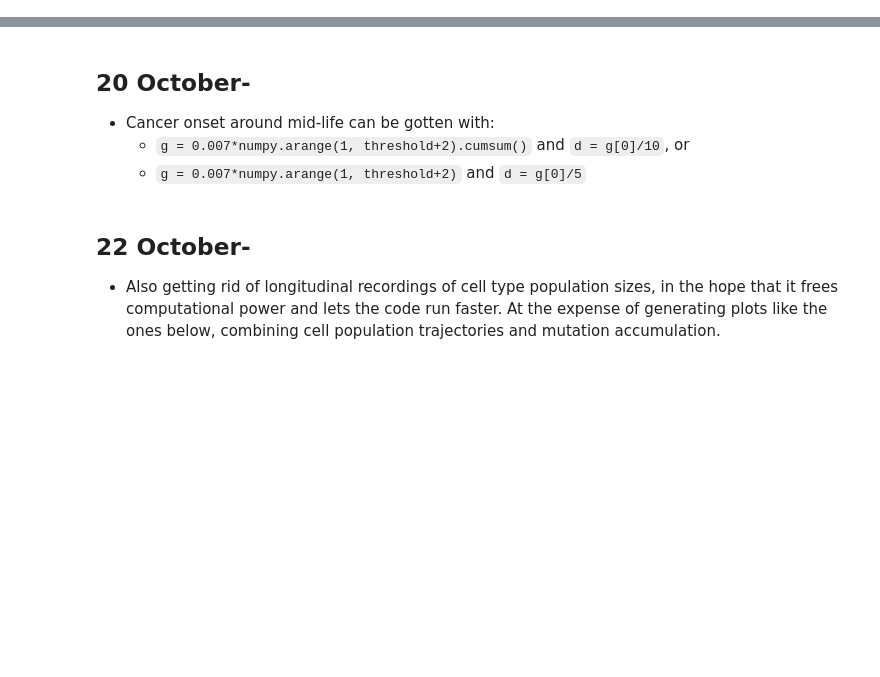
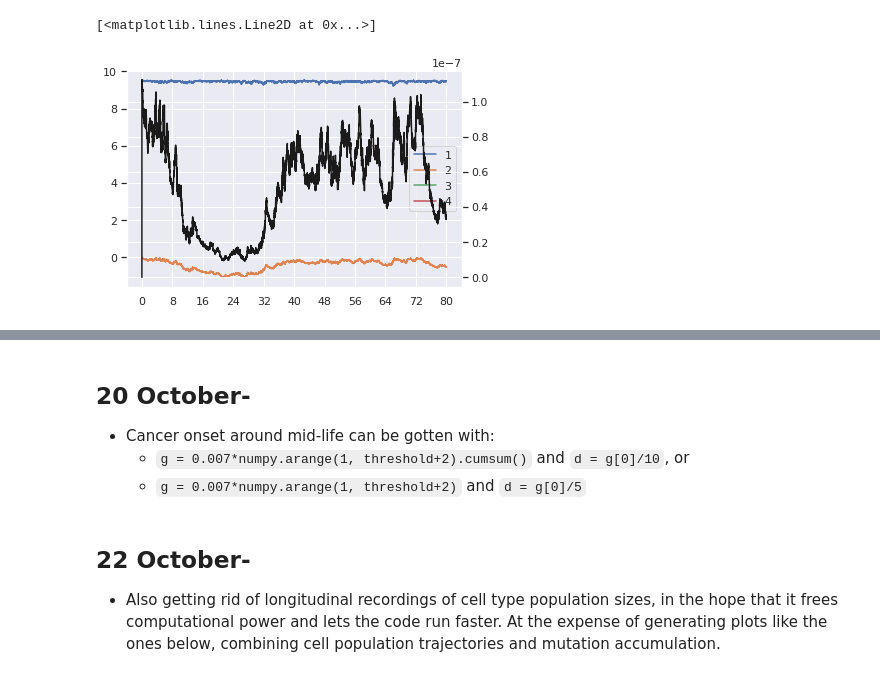
Before and after one commit to vibishanb/cancer-incidence-models, a Jupyter notebook: cell-competition-model.ipynb, the cells around one changed output, grey strips where cells are left out. Drawn from its saved outputs; the diff is of its cells as text; code cells hidden in the pictures; blank space fills up the shorter version.

Commit message:
Re-doing some figures for the bad luck model without lethal mutations

```diff
--- a/cell-competition-model.ipynb
+++ b/cell-competition-model.ipynb
@@ -51,3 +57,16 @@ for t in tqdm(range(1, time)):
         break
 # %% [output]
 [interactive output not drawn]
+# %%
+fig, ax = plt.subplots()
+for i,l in zip(numpy.log10(m), [1, 2, 3, 4]):
+    ax.plot(i, label=l)
+plt.xticks(numpy.linspace(0, age, num=11)*ndiv, numpy.linspace(0, age, num=11, dtype=int))
+# plt.xlabel('Time (days)')
+plt.legend(loc='best')
+
+mx = ax.twinx()
+mx.plot(p_mut, 'k')
+# %% [output]
+[<matplotlib.lines.Line2D at 0x...>]
+[figure, added]
```
Also changed, not shown: parts of 5 cells of this notebook, 2 other files.
